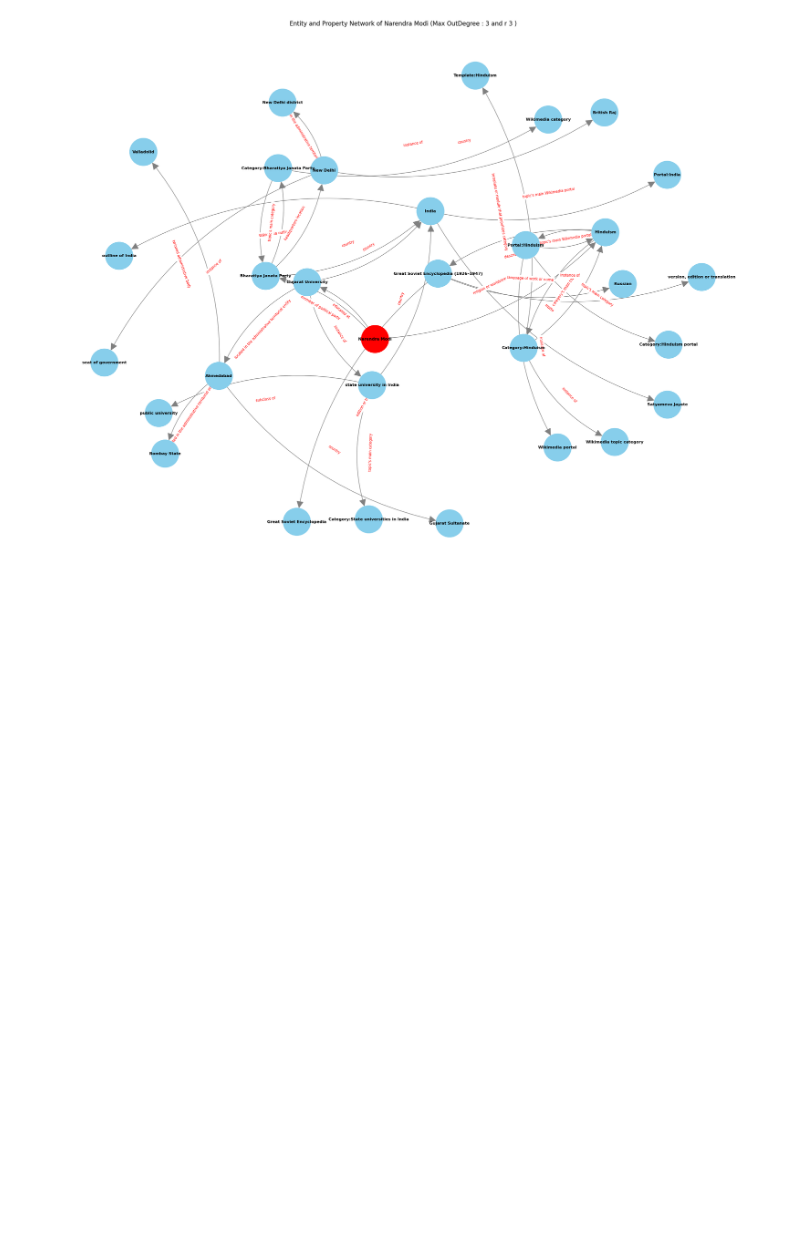
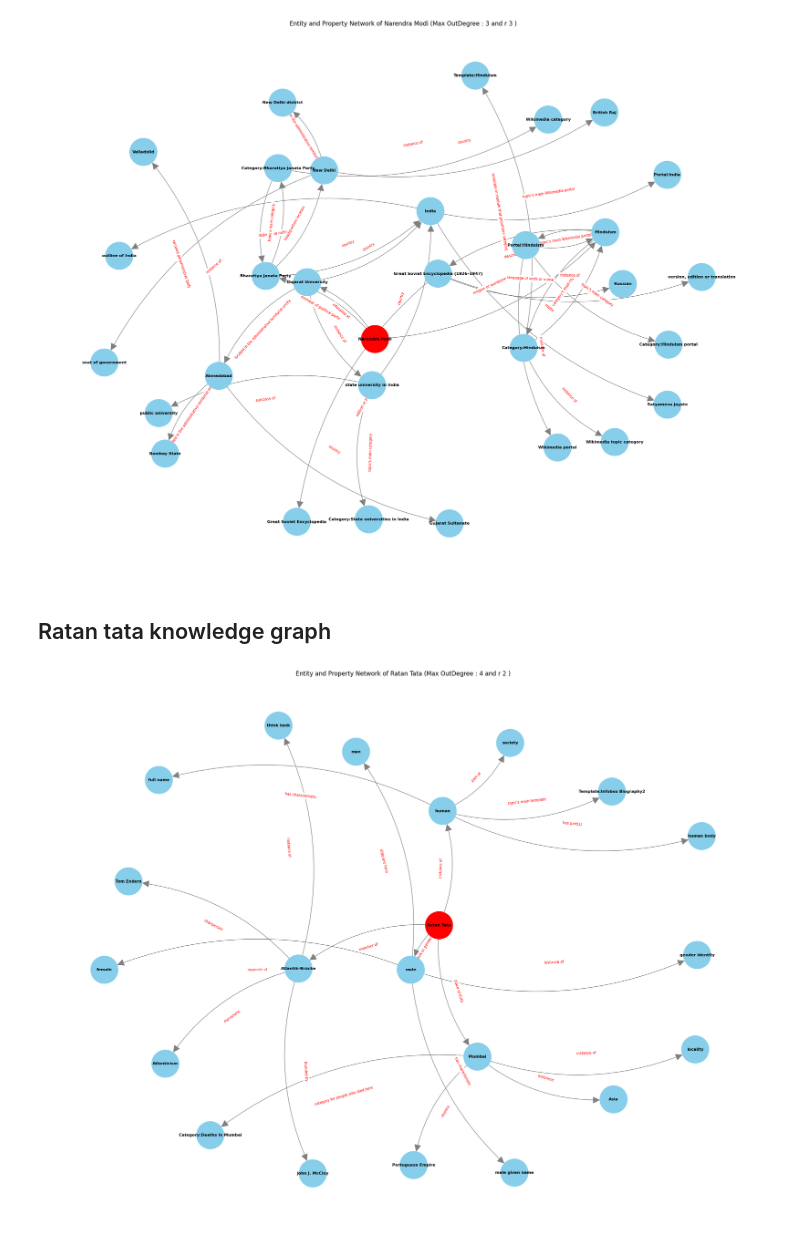
Before and after one commit to Aryan-ki-codepanti/wikiDataPy, a Jupyter notebook: WikiDataPy/GrapherPlot.ipynb, the cells around one changed output. Drawn from its saved outputs; the diff is of its cells as text; code cells hidden in the pictures; blank space fills up the shorter version.

```diff
--- a/WikiDataPy/GrapherPlot.ipynb
+++ b/WikiDataPy/GrapherPlot.ipynb
@@ -41,3 +41,13 @@ g2.buildGraph(r=3)
 g2.plotNamedGraph()
 # %% [output]
 [figure]
+# %% [markdown]
+## Ratan tata knowledge graph
+# %%
+ratan_qid = "Q333460"
+ratanG = WikiGraph(ratan_qid)
+ratanG.buildGraph(r=2,out_degree=4)
+# %%
+ratanG.plotNamedGraph("../plots/demo/ratanTataKnowledge_2.png")
+# %% [output]
+[figure, added]
```
Also changed, not shown: 2 other files.
